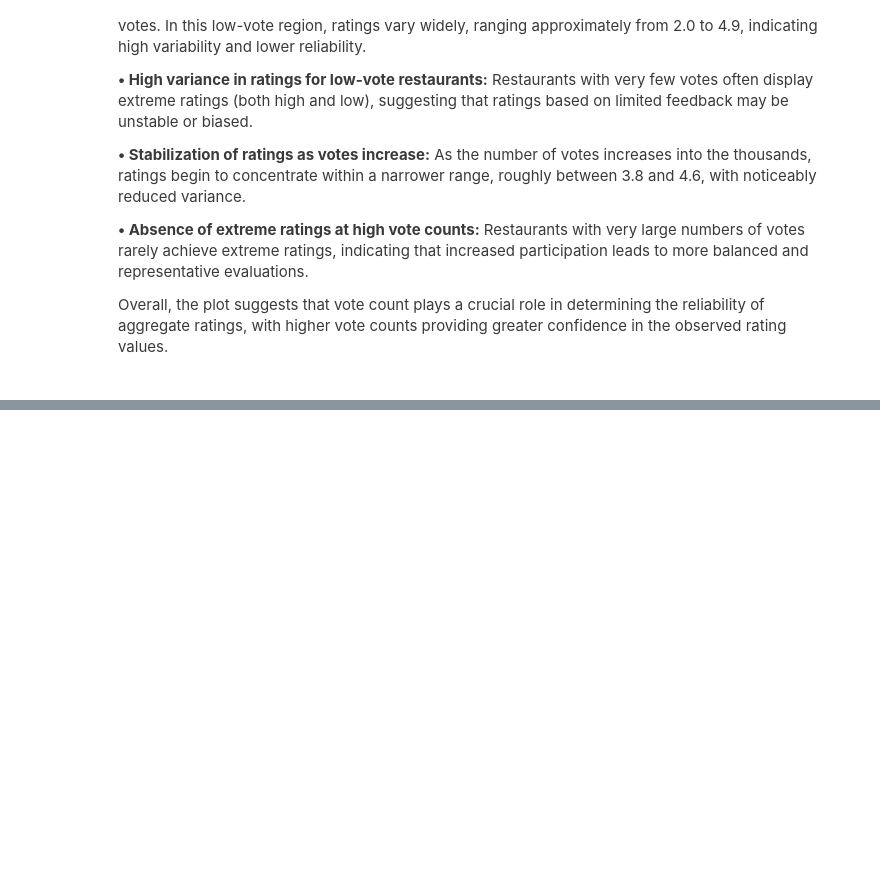
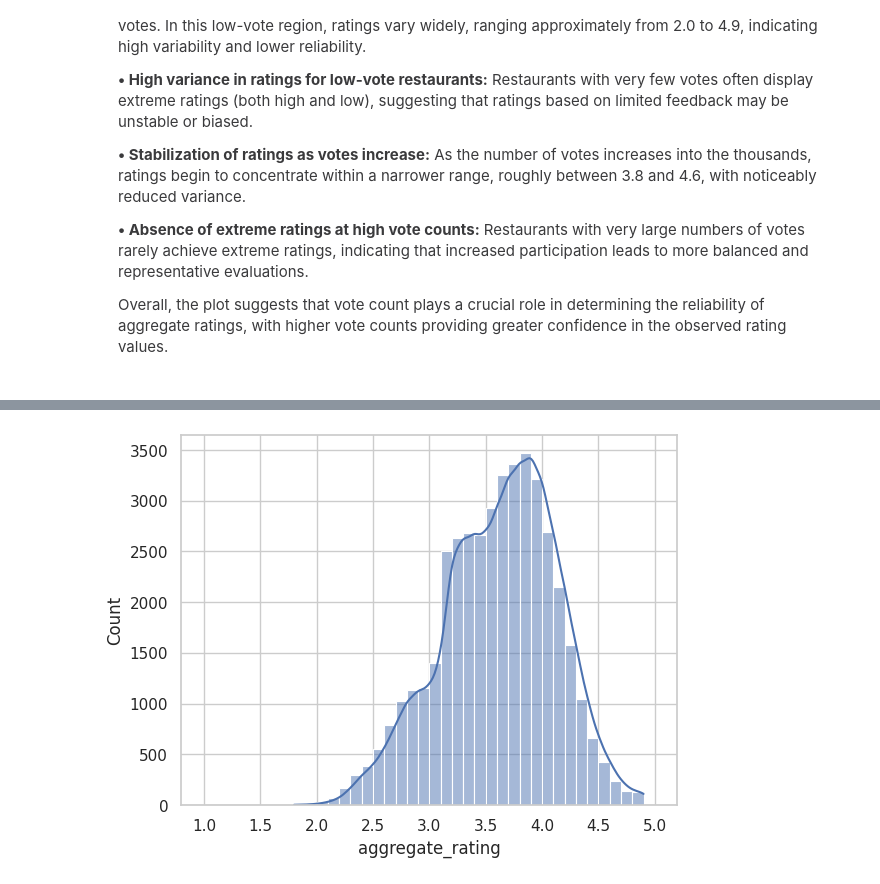
Before and after one commit to Ruchika-01/EDA-Projects, a Jupyter notebook: Zomato_Restaurant_Analytics.ipynb, the cells around one changed output, grey strips where cells are left out. Cells and saved outputs as stored; diff of their text form; code cells hidden in the pictures; blank space fills up the shorter version.

```diff
--- a/Zomato_Restaurant_Analytics.ipynb
+++ b/Zomato_Restaurant_Analytics.ipynb
@@ -1210,0 +1245,12 @@ df.plot.scatter(x='votes', y='aggregate_rating')
+# %%
+import seaborn as sns
+import numpy as np
+
+sns.histplot(
+    df[df['aggregate_rating'] > 0]['aggregate_rating'],
+    bins=np.arange(1, 5.1, 0.1),
+    kde=True
+)
+plt.show()
+# %% [output]
+[figure, added]
```
Also changed, not shown: parts of 5 cells of this notebook.
